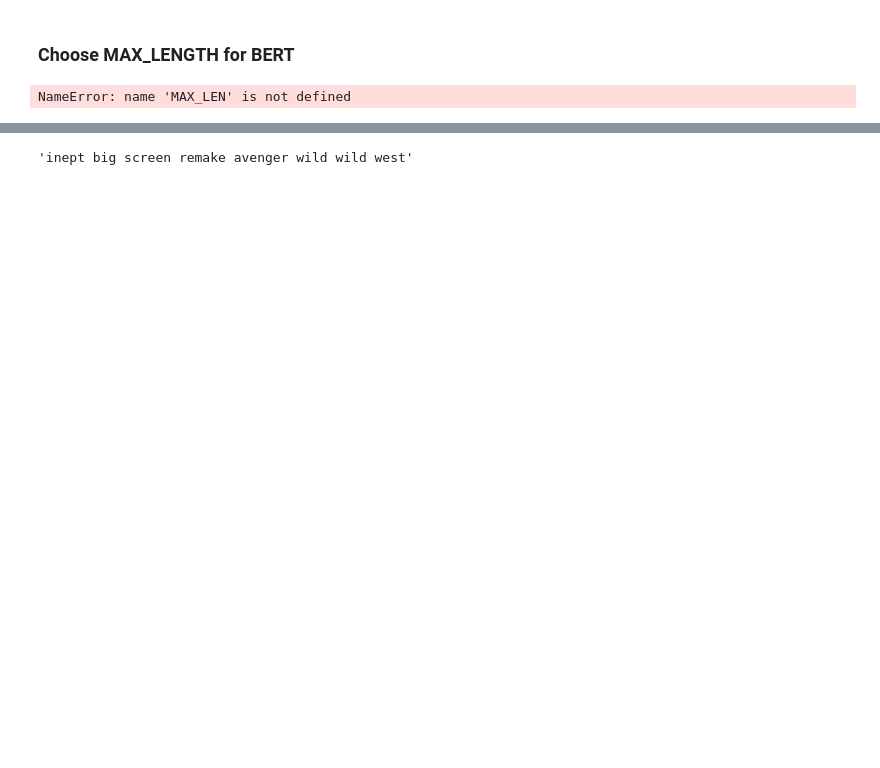
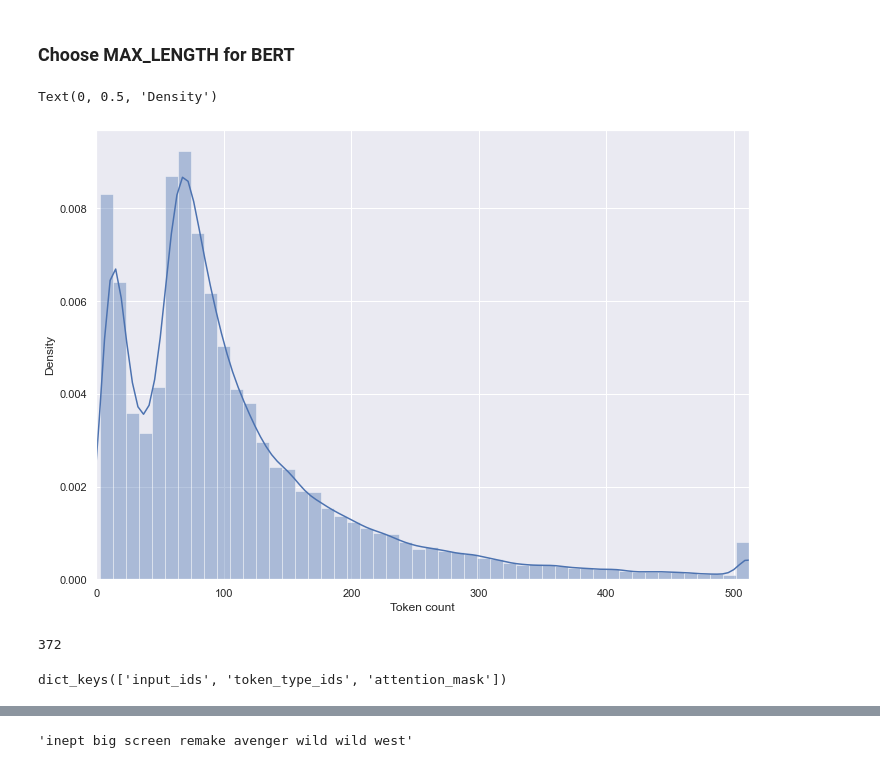
Before and after one commit to ytchen175/aidea_sentiment_analysis, a Jupyter notebook: modeling.ipynb, the cells around one changed output, grey strips where cells are left out. Saved outputs shown, nothing was run; the diff lists cells and outputs as text; code cells hidden in the pictures; blank space fills up the shorter version.

Commit message:
updated custom pytorch dataset

```diff
--- a/modeling.ipynb
+++ b/modeling.ipynb
@@ -4,0 +1,14 @@ from transformers import BertTokenizer
+# %%
+import numpy as np
+import pandas as pd
+import seaborn as sns
+import matplotlib.pyplot as plt
+from tqdm import tqdm
+from sklearn.model_selection import train_test_split
+
+import torch
+from torch import nn, optim
+from torch.utils.data import Dataset, DataLoader
+from transformers import BertTokenizer, BertModel, AdamW, get_linear_schedule_with_warmup
+
+sns.set(rc={'figure.figsize':(11.7,8.27)})
@@ -34,5 +45,5 @@ imdb_test_data.head(5)
 # %%
 %%time
 # Concatenate train data and test data
-all_review = np.concatenate([imdb_data.processed_review.values, imdb_test_data.processed_review.values])
+all_review = list(map(str, np.concatenate([imdb_data.processed_review.values, imdb_test_data.processed_review.values])))
 # %% [output]
@@ -43,11 +53,17 @@ Wall time: 1.57 ms
 # %%
 token_lens = []
 
-for txt in all_review:
+for txt in tqdm(all_review):
+    # handle not vaild input issue
     tokens = tokenizer.encode(txt, max_length=512)
     token_lens.append(len(tokens))
 # %%
+# plot distribution of length
 sns.distplot(token_lens)
-plt.xlim([0, 256]);
+plt.xlim([0, 512])
 plt.xlabel('Token count')
+plt.ylabel('Density')
+# %% [output]
+Text(0, 0.5, 'Density')
+[figure, added]
 # %%
@@ -55,12 +71,17 @@ MAX_LEN =
+# %%
+len(imdb_data.loc[870,'processed_review'])
+# %% [output]
+372
 # %%
 encoded_sent = tokenizer.encode_plus(
-    text=imdb_data.loc[7,'processed_review'],  # Preprocess sentence
+    text=imdb_data.loc[870,'processed_review'],  # Preprocess sentence
     add_special_tokens=True,        # Add `[CLS]` and `[SEP]`
     max_length=MAX_LEN,                  # Max length to truncate/pad
-    pad_to_max_length=True,         # Pad sentence to max length
+    padding=True,         # Pad sentence to max length
     return_tensors='pt',           # Return PyTorch tensor
     return_attention_mask=True      # Return attention mask
     )
-encoded_sent.keys()
+
+print(encoded_sent.keys())
 # %% [output]
-NameError: name 'MAX_LEN' is not defined
+dict_keys(['input_ids', 'token_type_ids', 'attention_mask'])
```
Also changed, not shown: parts of 15 cells of this notebook.
